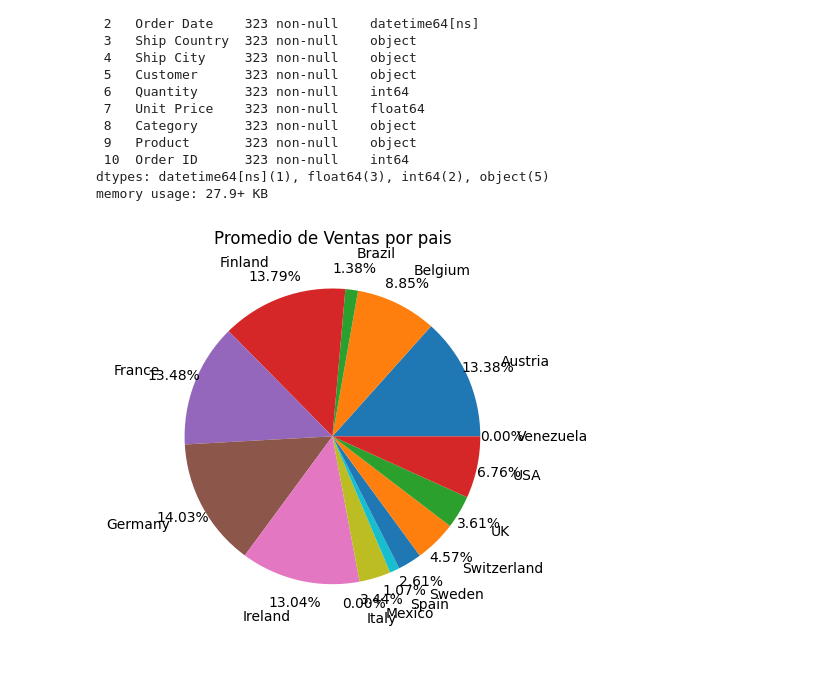
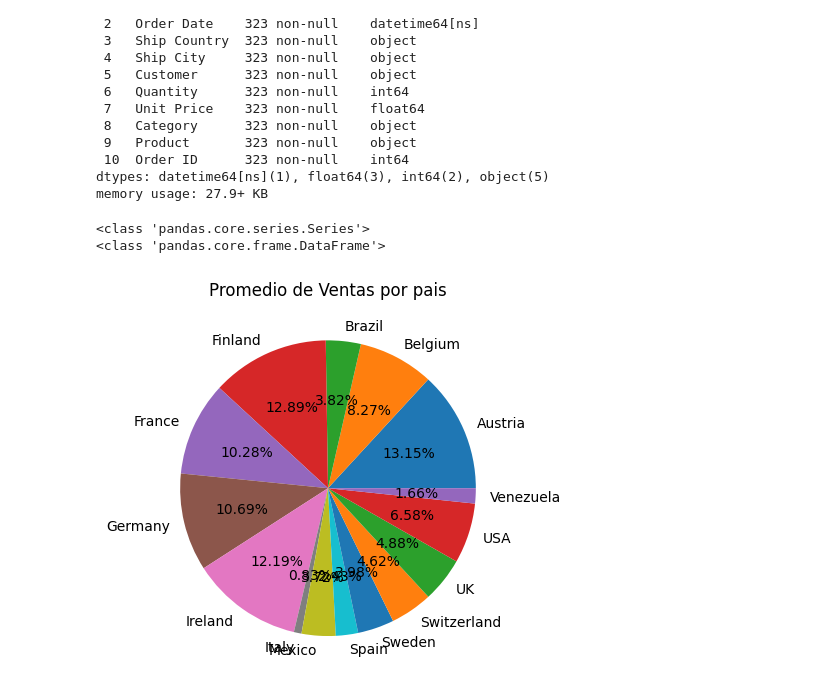
Before and after one commit to leocareer/python-course, a Jupyter notebook: 100924.ipynb, the cells around one changed output. Cells and saved outputs as stored; diff of their text form; code cells hidden in the pictures; blank space fills up the shorter version.

```diff
--- a/100924.ipynb
+++ b/100924.ipynb
@@ -321,13 +321,21 @@ file5 = 'Seafood_Beverages.xlsx'
 year_sea_bev.to_excel(file5, sheet_name='Pedidos A', header=True, index=False)
 # %%
 year_prac1 = pd.read_excel('Seafood_Beverages.xlsx', sheet_name='Pedidos A')
-year_prac1 = round(year_prac1.groupby(['Ship Country']).Discount.mean(),2)
+year_prac1['Amount net'] = round(year_prac1['Amount'] - year_prac1['Discount'],2)
+year_prac1 = round(year_prac1.groupby(['Ship Country'])['Amount net'].mean(),2)
+print(type(year_prac1))
+year_prac1 = pd.DataFrame(year_prac1, columns=['Amount net'])
+print(type(year_prac1))
 year_prac1 = year_prac1.reset_index()
+year_prac1 = year_prac1.rename(columns={'Amount net': 'Mean Amo Net'})
 year_prac1.to_csv('Country_Discount.csv', sep=',', index=False)
+# %% [output]
+<class 'pandas.core.series.Series'>
+<class 'pandas.core.frame.DataFrame'>
 # %%
 fig, ventas = plt.subplots()
-ventas.pie(year_prac1['Discount'], labels=year_prac1['Ship Country'], autopct='%.2f%%', pctdistance=1.15, labeldistance=1.25)
+ventas.pie(year_prac1['Mean Amo Net'], labels=year_prac1['Ship Country'], autopct='%.2f%%', labeldistance=1.1)
 ventas.set_title('Promedio de Ventas por pais')
 plt.show()
 # %% [output]
-[figure, old version]
+[figure, new version]
```
Also changed, not shown: parts of 4 cells of this notebook, 3 other files.
